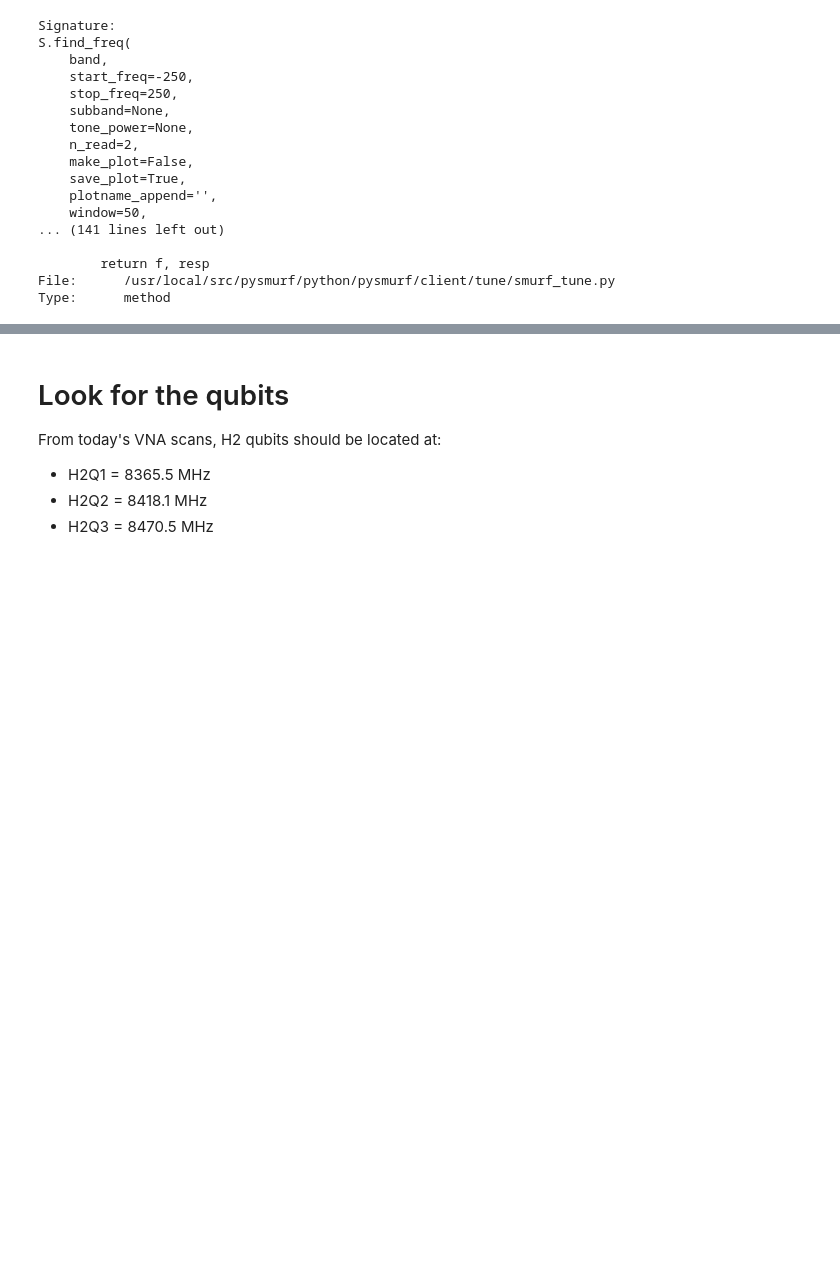
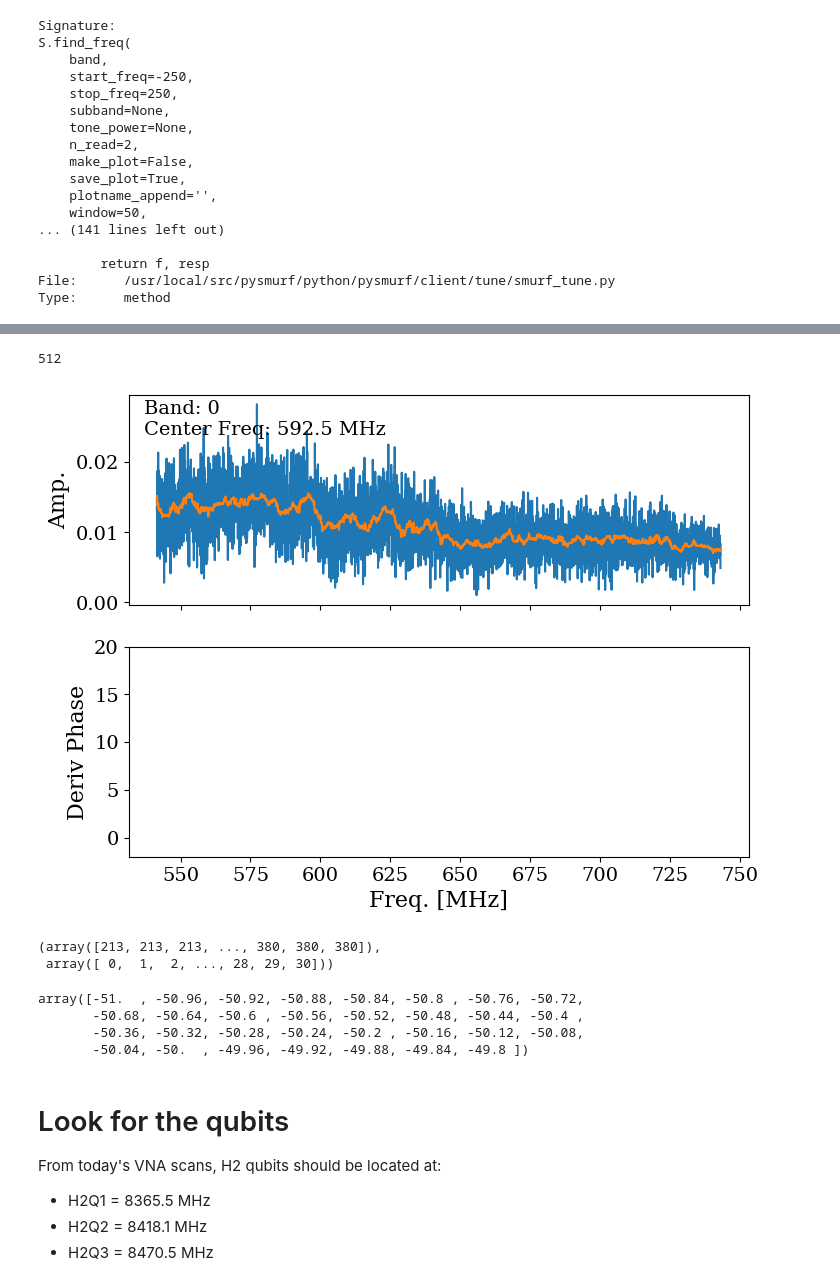
Before and after one commit to slaclab/pysmurf, a Jupyter notebook: scratch/adroster/daq.ipynb, the cells around one changed output, grey strips where cells are left out. Cells and saved outputs as stored; diff of their text form; code cells hidden in the pictures; blank space fills up the shorter version.

```diff
--- a/scratch/adroster/daq.ipynb
+++ b/scratch/adroster/daq.ipynb
@@ -163,0 +374,4 @@ f, resp = S.find_freq(band=0,n_read=3, make_plot=True, show_plot=True)
+# %%
+S.get_number_sub_bands(band=0)
+# %% [output]
+512
@@ -164,3 +462,19 @@ f, resp = S.find_freq(band=0,n_read=3, make_plot=True, show_plot=True)
+# %%
+f2, resp2 = myfreqsweep(S, band=0, start_freq=-50, stop_freq=150, subband=None, tone_power=None, n_read=2, makeplot=True)
+# %% [output]
+[figure, added]
+# %%
+np.nonzero(f2)
+# %% [output]
+(array([213, 213, 213, ..., 380, 380, 380]),
+ array([ 0,  1,  2, ..., 28, 29, 30]))
+# %%
+f2[213,:]
+# %% [output]
+array([-51.  , -50.96, -50.92, -50.88, -50.84, -50.8 , -50.76, -50.72,
+       -50.68, -50.64, -50.6 , -50.56, -50.52, -50.48, -50.44, -50.4 ,
+       -50.36, -50.32, -50.28, -50.24, -50.2 , -50.16, -50.12, -50.08,
+       -50.04, -50.  , -49.96, -49.92, -49.88, -49.84, -49.8 ])
 # %% [markdown]
 # Look for the qubits
 
```
Also changed, not shown: parts of 34 cells of this notebook.
